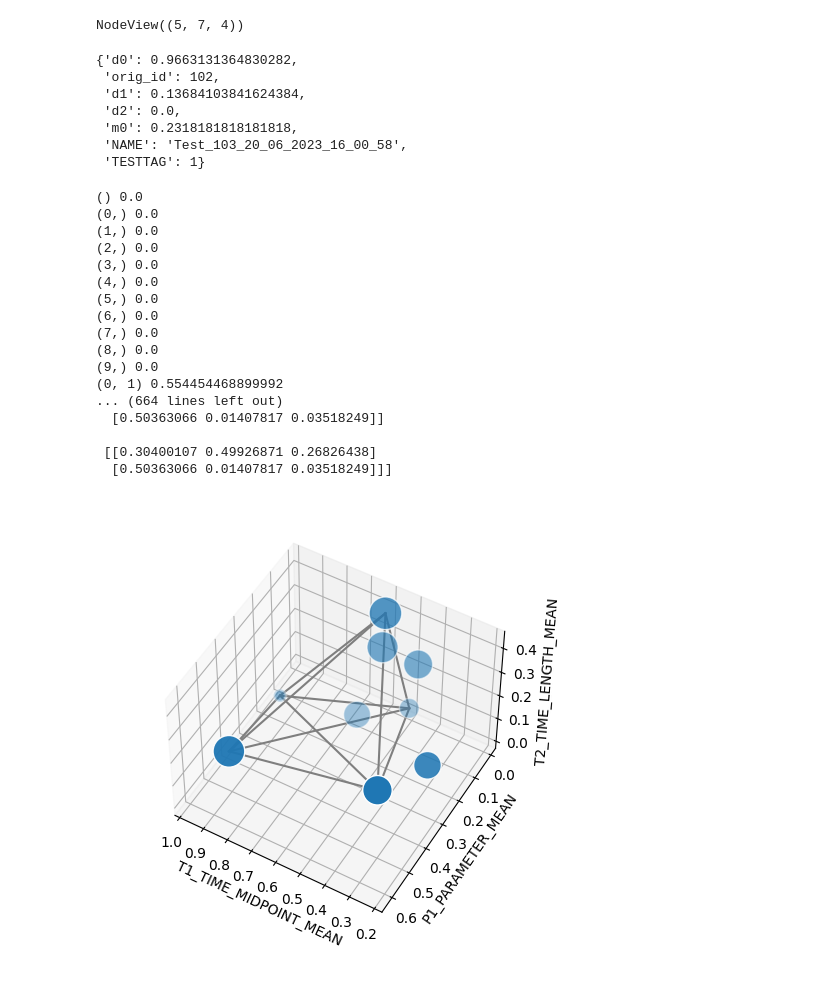
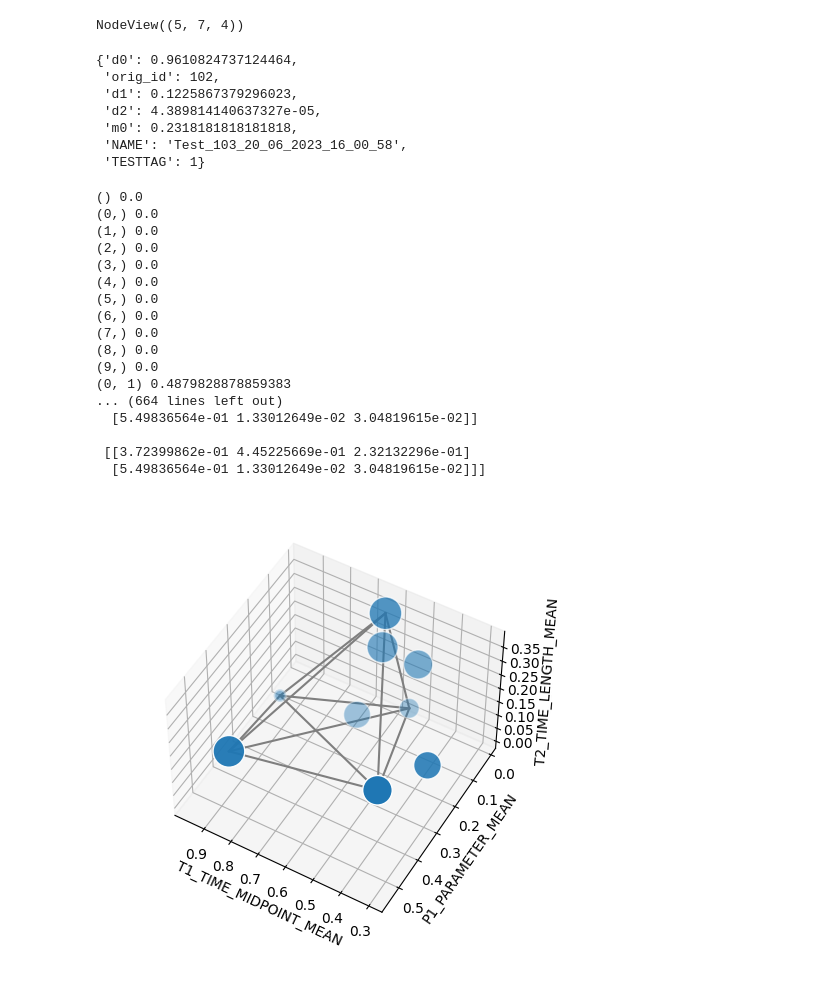
Before and after one commit to sesame-project/simulationBasedTesting, a Jupyter notebook: notebooks/phytesting/res/SubsetSelection_Timebased_Example.ipynb, the cells around one changed output. Saved outputs shown, nothing was run; the diff lists cells and outputs as text; code cells hidden in the pictures.

```diff
--- a/notebooks/phytesting/res/SubsetSelection_Timebased_Example.ipynb
+++ b/notebooks/phytesting/res/SubsetSelection_Timebased_Example.ipynb
@@ -364,49 +364,49 @@ def plot_graph_with_edges_from_subset(g, edge_set, elev, azim, ax_dist, dim_name
 # dims - chosen dimensions for the subset selection
 # %%
 csv_filename = "/home/jharbin/academic/sesame/WP6/notebooks/phytesting/res/testingTTS_Kuka_phytesting_coverageGA-jun28.modelcoverageExperimentreduced-NONDOM-intermediate-210.csv"
+extra_tag = "timebased210"
 MAX_COST = 5
 lam = 1.0
 dims = ['T1_TIME_MIDPOINT_MEAN', 'P1_PARAMETER_MEAN', 'T2_TIME_LENGTH_MEAN']
 # %%
 dim_count = len(dims)
 sim = create_sim_graph_from_data(csv_filename, dims)
-sim_normalised = normalise_dimensions(sim)
-sim_pareto = filter_pareto_only(sim_normalised)
+sim_pareto = filter_pareto_only(sim)
 sim_pareto.nodes[1]
 # %% [output]
-{'d0': 0.9663131364830282,
+{'d0': 0.9610824737124464,
  'orig_id': 102,
- 'd1': 0.13684103841624384,
- 'd2': 0.0,
+ 'd1': 0.1225867379296023,
+ 'd2': 4.389814140637327e-05,
  'm0': 0.2318181818181818,
  'NAME': 'Test_103_20_06_2023_16_00_58',
  'TESTTAG': 1}
 # %%
 
 
 phy, cost = best_subset_via_powerset(sim_pareto, dim_count, lam, MAX_COST)
 print(phy,cost)
 elev = 50
 azim = 120
 ax_dist = 12
-graph_filename = "pw-subsetsel-lambda" + str(lam) + ".pdf"
+graph_filename = extra_tag + "pw-subsetsel-lambda" + str(lam) + ".pdf"
 plot_graph_with_edges_from_subset(sim_pareto, phy, elev, azim, ax_dist, dims, graph_filename)
 # %% [output]
 () 0.0
 (0,) 0.0
 (1,) 0.0
 (2,) 0.0
 (3,) 0.0
 (4,) 0.0
 (5,) 0.0
 (6,) 0.0
 (7,) 0.0
 (8,) 0.0
 (9,) 0.0
-(0, 1) 0.554454468899992
+(0, 1) 0.4879828878859383
 ... (664 lines left out)
-  [0.50363066 0.01407817 0.03518249]]
+  [5.49836564e-01 1.33012649e-02 3.04819615e-02]]
 
- [[0.30400107 0.49926871 0.26826438]
-  [0.50363066 0.01407817 0.03518249]]]
+ [[3.72399862e-01 4.45225669e-01 2.32132296e-01]
+  [5.49836564e-01 1.33012649e-02 3.04819615e-02]]]
-[figure, old version]
+[figure, new version]
```
Also changed, not shown: parts of 3 cells of this notebook, 16 other files.
